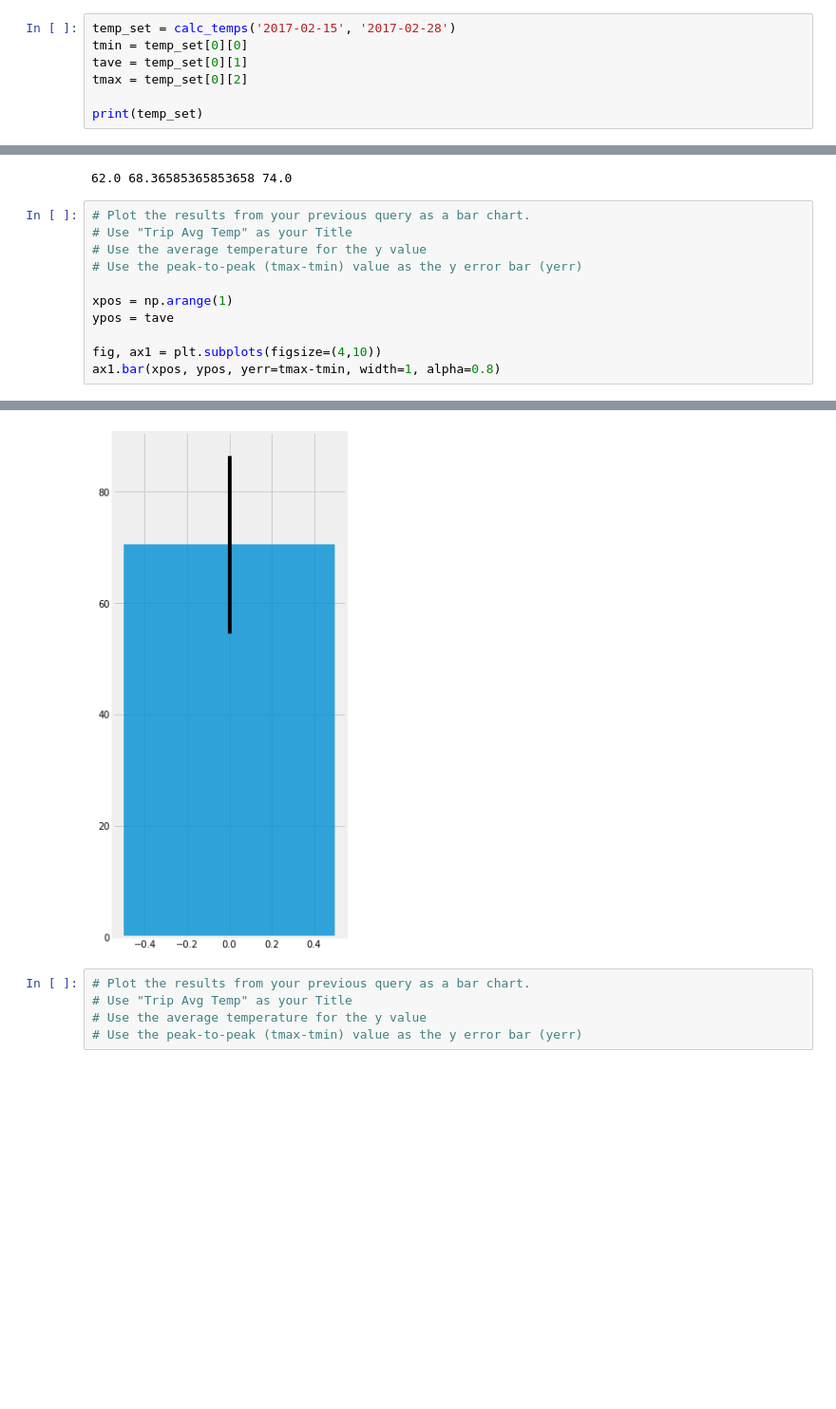
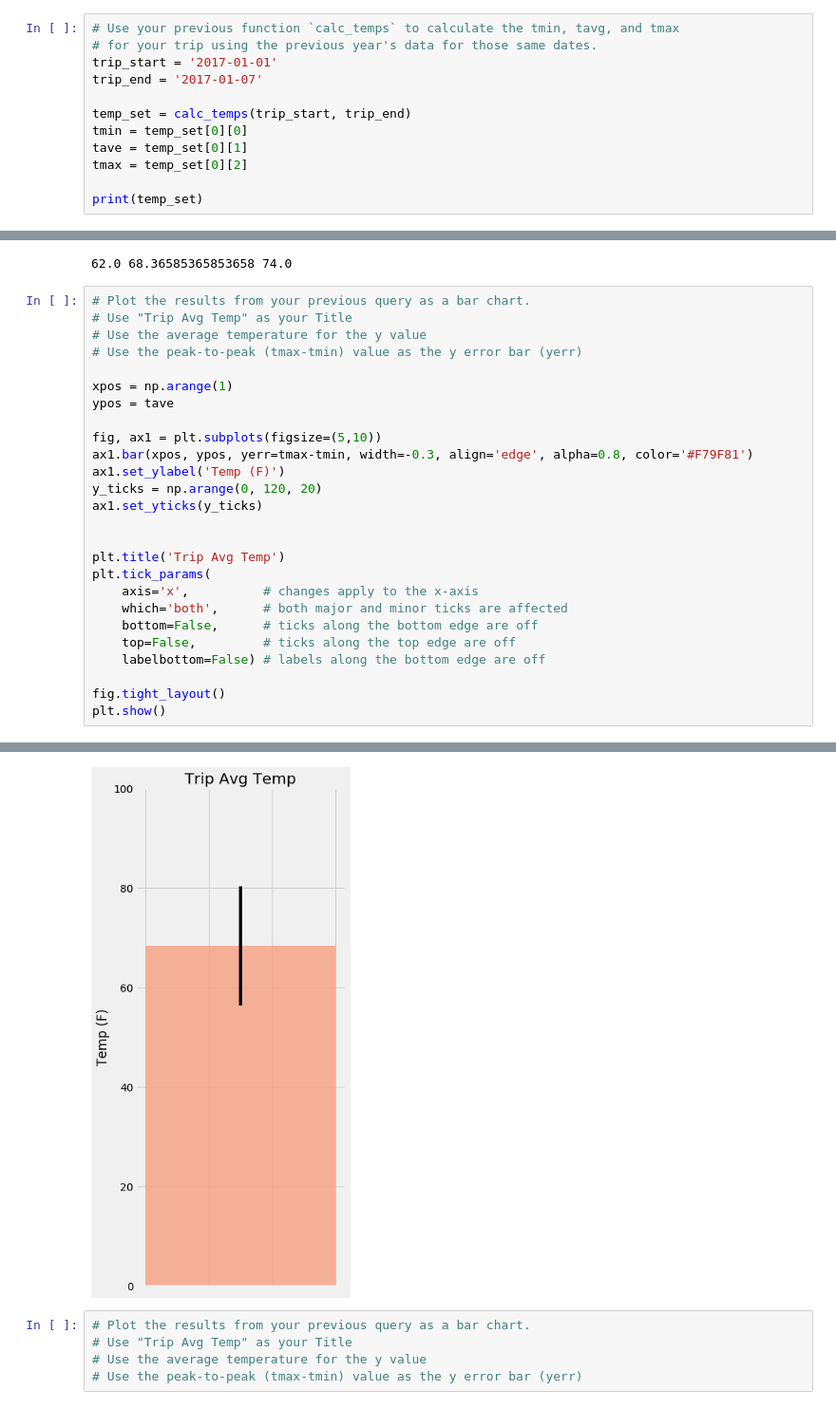
Before and after one commit to zhenyang9261/data-homework-orm, a Jupyter notebook: climate_starter.ipynb, the cells around one changed output, grey strips where cells are left out. Shown: that part at 95% size. Cells and saved outputs as stored; diff of their text form; blank space fills up the shorter version.

```diff
--- a/climate_starter.ipynb
+++ b/climate_starter.ipynb
@@ -272,7 +272,12 @@ print(calc_temps('2012-02-28', '2012-03-05'))
 # %% [output]
 [(62.0, 69.57142857142857, 74.0)]
 # %%
-temp_set = calc_temps('2017-02-15', '2017-02-28')
+# Use your previous function `calc_temps` to calculate the tmin, tavg, and tmax
+# for your trip using the previous year's data for those same dates.
+trip_start = '2017-01-01'
+trip_end = '2017-01-07'
+
+temp_set = calc_temps(trip_start, trip_end)
 tmin = temp_set[0][0]
 tave = temp_set[0][1]
 tmax = temp_set[0][2]
@@ -294,6 +299,21 @@ print(temp_set)
 xpos = np.arange(1)
 ypos = tave
 
-fig, ax1 = plt.subplots(figsize=(4,10))
-ax1.bar(xpos, ypos, yerr=tmax-tmin, width=1, alpha=0.8)
+fig, ax1 = plt.subplots(figsize=(5,10))
+ax1.bar(xpos, ypos, yerr=tmax-tmin, width=-0.3, align='edge', alpha=0.8, color='#F79F81')
+ax1.set_ylabel('Temp (F)')
+y_ticks = np.arange(0, 120, 20)
+ax1.set_yticks(y_ticks)
+
+
+plt.title('Trip Avg Temp')
+plt.tick_params(
+    axis='x',          # changes apply to the x-axis
+    which='both',      # both major and minor ticks are affected
+    bottom=False,      # ticks along the bottom edge are off
+    top=False,         # ticks along the top edge are off
+    labelbottom=False) # labels along the bottom edge are off
+
+fig.tight_layout()
+plt.show()
 # %% [output]
@@ -301,4 +320,4 @@ ax1.bar(xpos, ypos, yerr=tmax-tmin, width=1, alpha=0.8)
-[figure, old version]
+[figure, new version]
 # %%
 # Plot the results from your previous query as a bar chart.
 # Use "Trip Avg Temp" as your Title
```
Also changed, not shown: parts of 7 cells of this notebook.
